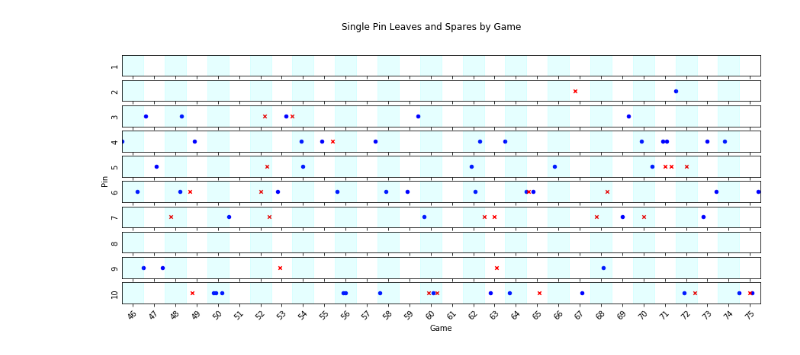
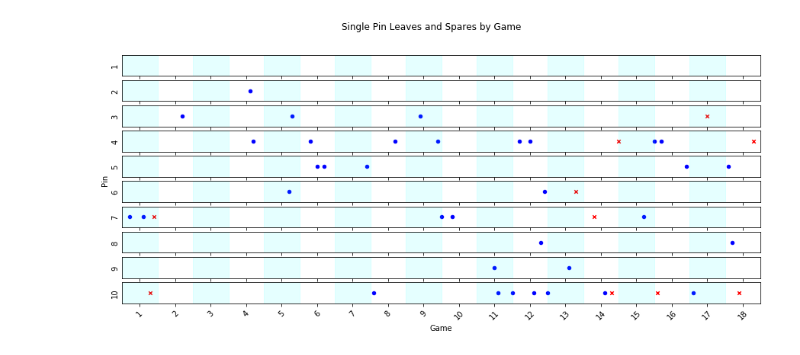
Before and after one commit to jobevers/bowlingscorer, a Jupyter notebook: Basic Stats.ipynb, the cells around one changed output. Drawn from its saved outputs; the diff is of its cells as text; code cells hidden in the pictures.

```diff
--- a/Basic Stats.ipynb
+++ b/Basic Stats.ipynb
@@ -21,9 +22,9 @@ conn.row_factory = sqlite3.Row
 figsize=(15, 7)
 # %%
 def put_legend_on_side(ax):
-    # Shrink current axis by 20%
+    # Shrink current axis by 10%
     box = ax.get_position()
-    ax.set_position([box.x0, box.y0, box.width * 0.8, box.height])
+    ax.set_position([box.x0, box.y0, box.width * 0.9, box.height])
     # Put a legend to the right of the current axis
     ax.legend(loc='center left', bbox_to_anchor=(1, 0.5))
 # %%
@@ -44,5 +42,5 @@ array(['BIB League', 'Pepsi Match Play', 'Low ball', 'Practice'],
 # %%
-leagues = set(['BIB League', 'Pepsi Match Play'])
+leagues = set(['Community League'])
 # %%
 # ['ID', 'EventID', 'Game', 'Score']
 query = """
@@ -96,7 +97,0 @@ fig.suptitle('League Scores', x=.45, y=.92);
-# %%
-def put_legend_on_side(ax):
-    # Shrink current axis by 20%
-    box = ax.get_position()
-    ax.set_position([box.x0, box.y0, box.width * .9, box.height])
-    # Put a legend to the right of the current axis
-    ax.legend(loc='center left', bbox_to_anchor=(1, 0.5))
@@ -253,40 +256,41 @@ def get_misses(pin_leaves, pin):
             yield i
 # %%
 def plot_single_pin_leaves(pin_leaves, n_games=30):
+    n_games = min(len(pin_leaves) // 10, n_games)
     n_frames = n_games * 10
     end_frame = len(pin_leaves)
     start_frame = end_frame - n_frames
     pin_leaves = pin_leaves[-n_frames:]
     #x = range(len(pin_leaves))
     fig, axs = plt.subplots(nrows=10, ncols=1, sharex=True, figsize=(15, 6))
     for pin, ax in enumerate(axs, 1):
         makes = list(get_makes(pin_leaves, pin))
         ax.scatter(makes, [0]*len(makes), marker='o', color='b', s=20)
         misses = list(get_misses(pin_leaves, pin))
         ax.scatter(misses, [0]*len(misses), marker='x', color='r', s=20)
         ax.set_yticks([])
         ax.set_ylabel(pin)
         ax.set_xlim(0, n_frames)
         # color every other game
         for i in range(0, n_frames, 20):
             ax.axvspan(i, i+10, color='cyan', alpha=.1)
     # put a tick mark in the middle
     ax.set_xticks(range(5, n_frames+15, 10))
     ax.set_xticklabels(frames_to_games(start_frame, end_frame));
     for tick in ax.get_xticklabels():
         tick.set_rotation(45)
     ax.set_xlim(0, n_frames)
     ax.set_xlabel('Game')
     fig.text(0.1, 0.5, 'Pin', va='center', rotation='vertical')
     fig.suptitle('Single Pin Leaves and Spares by Game');
 
 def frames_to_games(start_frame, end_frame):
     return range(start_frame // 10 + 1, end_frame // 10 + 1)
 
 
 plot_single_pin_leaves(pin_leaves)
 # %% [output]
-[figure, old version]
+[figure, new version]
 # %%
 def score(a, b, c):
     if a['T1'] == 10:
```
Also changed, not shown: parts of 17 cells of this notebook.
